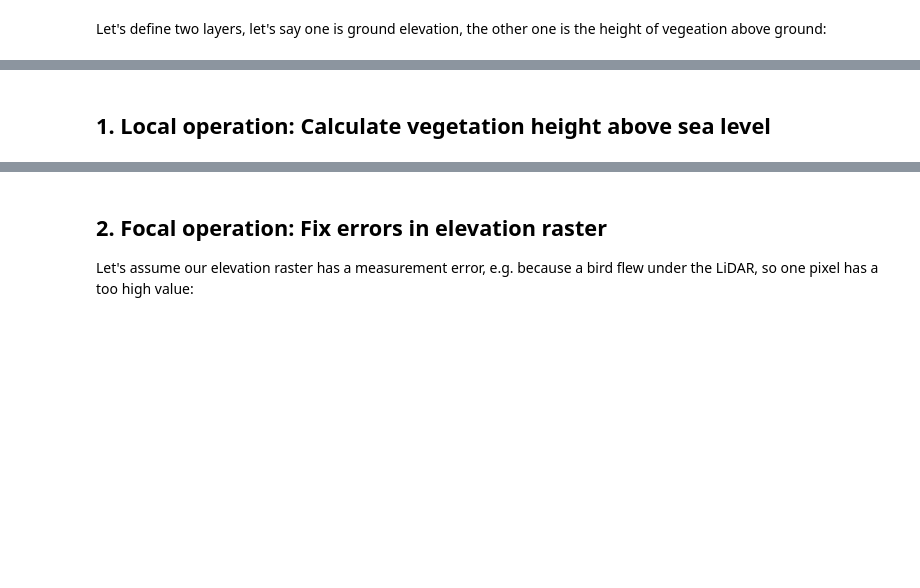
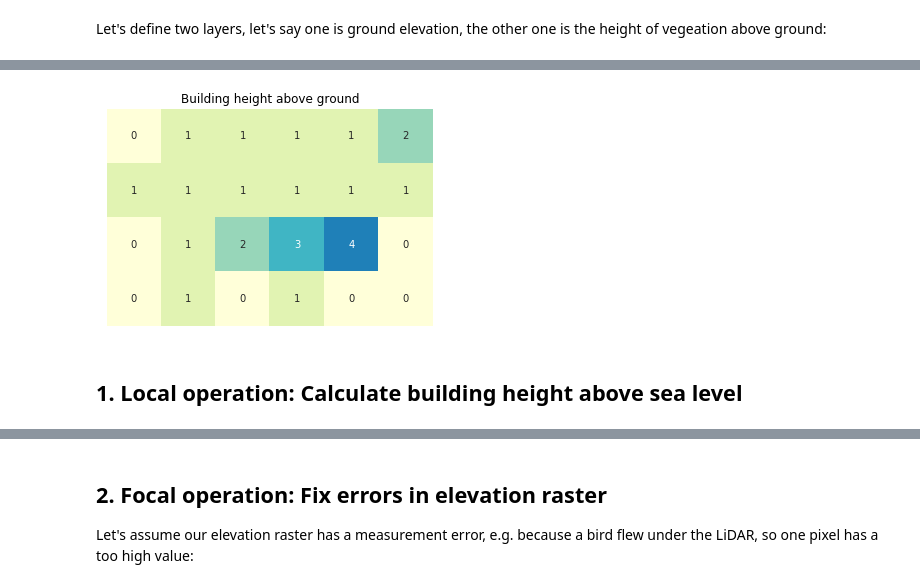
Before and after one commit to crstn/Map-Algebra-in-Python, a Jupyter notebook: Map Algebra in Python.ipynb, the cells around one changed output, grey strips where cells are left out. Drawn from its saved outputs; the diff is of its cells as text; code cells hidden in the pictures; blank space fills up the shorter version.

```diff
--- a/Map Algebra in Python.ipynb
+++ b/Map Algebra in Python.ipynb
@@ -17,7 +17,7 @@ elevation = np.array([ [ 1, 1, 3, 4, 4, 2],
                        [ 1, 2, 2, 3, 2, 0],
                        [ 1, 1, 2, 4, 0, 0]])
 
-vegetation = np.array([ [0, 1, 1, 1, 1, 2],
+building = np.array([ [0, 1, 1, 1, 1, 2],
                        [ 1, 1, 1, 1, 1, 1],
                        [ 0, 1, 2, 3, 4, 0],
                        [ 0, 1, 0, 1, 0, 0]])
@@ -26,5 +29,8 @@ sns.heatmap(elevation, annot=True, cmap="YlGnBu", vmin=0, vmax=6).set_title('Gro
 # %%
-sns.heatmap(vegetation, annot=True, cmap="YlGnBu", vmin=0, vmax=6).set_title('Vegetation height above ground')
+fig = sns.heatmap(building, annot=True, square=True, xticklabels=False, yticklabels=False, cbar=False, cmap="YlGnBu", vmin=0, vmax=6).set_title('Building height above ground')
+fig.figure.savefig("building.pdf")
+# %% [output]
+[figure, added]
 # %% [markdown]
-## 1. Local operation: Calculate vegetation height above sea level
+## 1. Local operation: Calculate building height above sea level
 # %%
```
Also changed, not shown: parts of 11 cells of this notebook, 2 other files.
